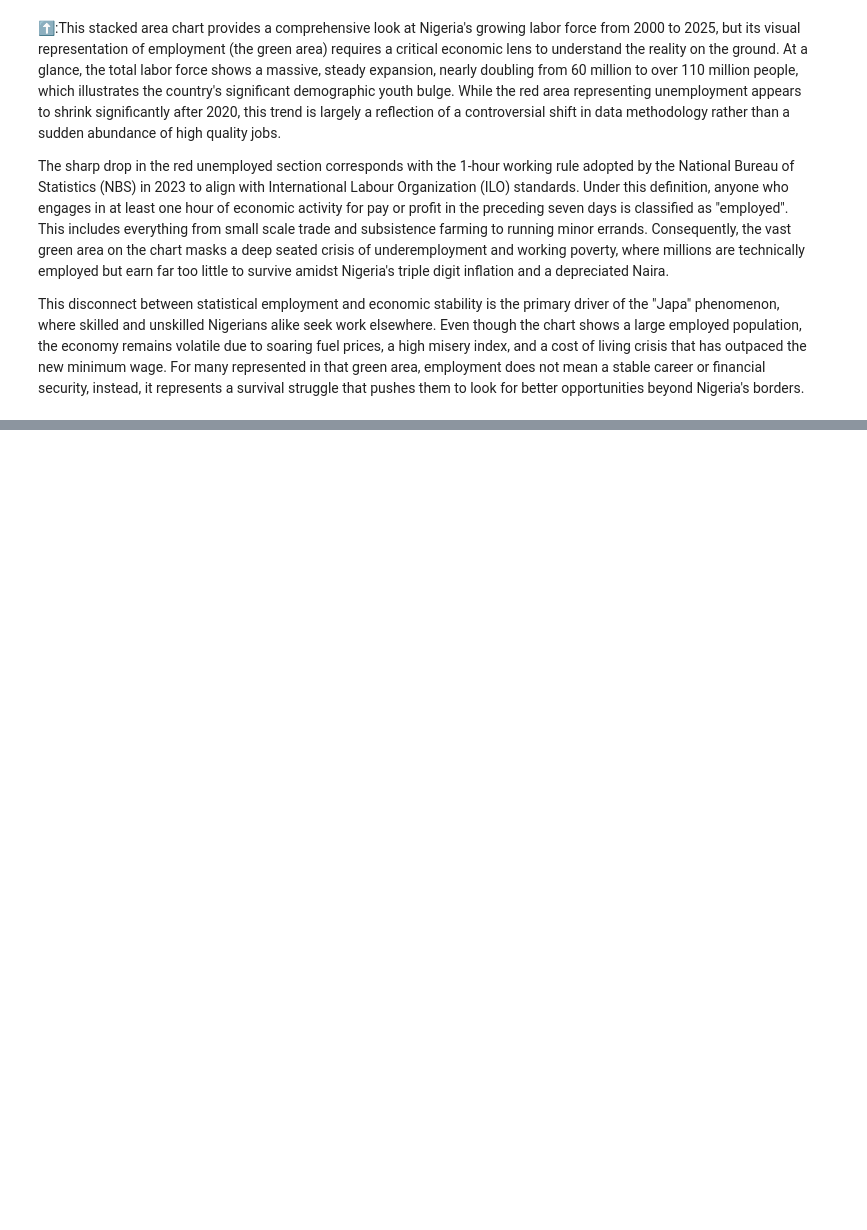
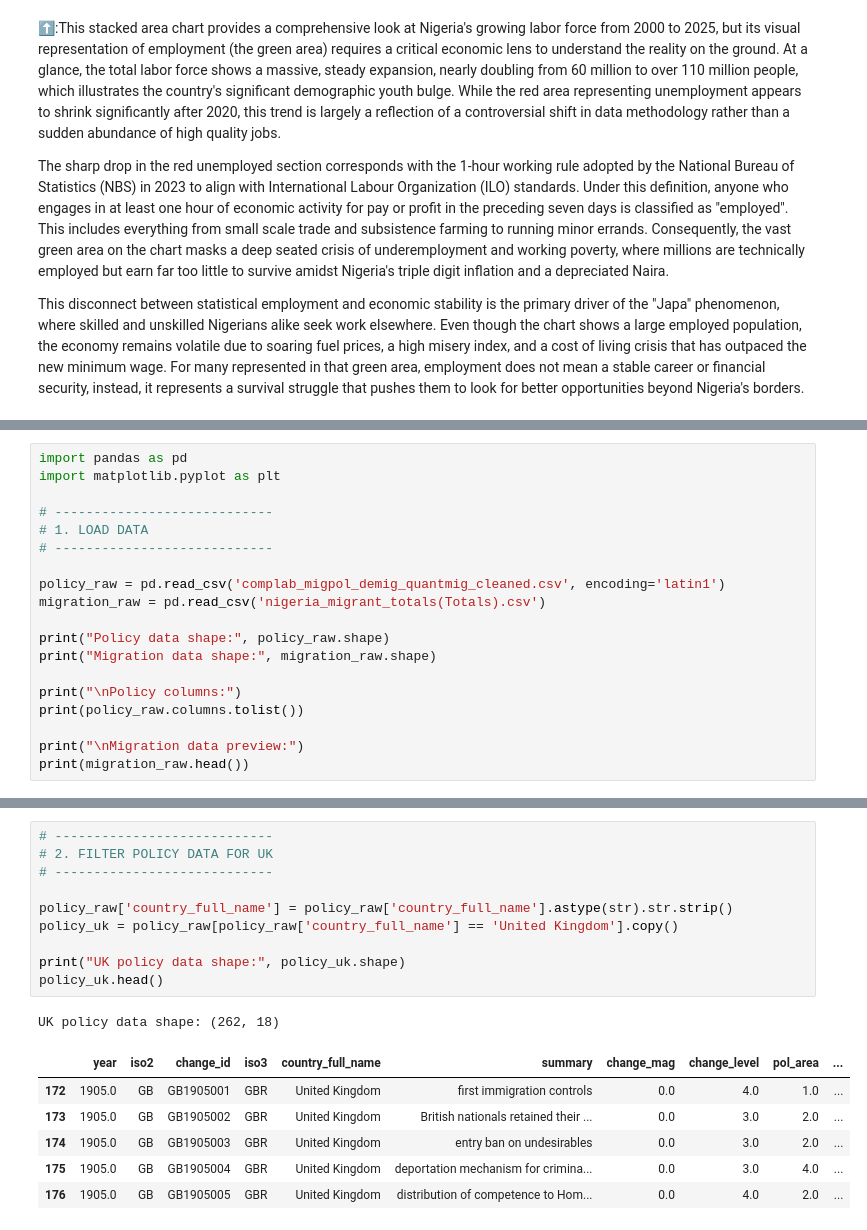
Before and after one commit to CU-S26-MSDSSB-DSCI-01-DataScienceLab/DataScienceLab_Migration, a Jupyter notebook: sec1.ipynb, the cells around one changed output, grey strips where cells are left out. Cells and saved outputs as stored; diff of their text form; blank space fills up the shorter version.

```diff
--- a/sec1.ipynb
+++ b/sec1.ipynb
@@ -156,0 +167,19 @@ This disconnect between statistical employment and economic stability is the pri
+# %%
+import pandas as pd
+import matplotlib.pyplot as plt
+
+# ----------------------------
+# 1. LOAD DATA
+# ----------------------------
+
+policy_raw = pd.read_csv('complab_migpol_demig_quantmig_cleaned.csv', encoding='latin1')
+migration_raw = pd.read_csv('nigeria_migrant_totals(Totals).csv')
+
+print("Policy data shape:", policy_raw.shape)
+print("Migration data shape:", migration_raw.shape)
+
+print("\nPolicy columns:")
+print(policy_raw.columns.tolist())
+
+print("\nMigration data preview:")
+print(migration_raw.head())
@@ -156,0 +203,18 @@ This disconnect between statistical employment and economic stability is the pri
+# %%
+# ----------------------------
+# 2. FILTER POLICY DATA FOR UK
+# ----------------------------
+
+policy_raw['country_full_name'] = policy_raw['country_full_name'].astype(str).str.strip()
+policy_uk = policy_raw[policy_raw['country_full_name'] == 'United Kingdom'].copy()
+
+print("UK policy data shape:", policy_uk.shape)
+policy_uk.head()
+# %% [output]
+UK policy data shape: (262, 18)
+|  | year | iso2 | change_id | iso3 | country_full_name | summary | change_mag | change_level | pol_area | ... |
+| 172 | 1905.0 | GB | GB1905001 | GBR | United Kingdom | first immigration controls | 0.0 | 4.0 | 1.0 | ... |
+| 173 | 1905.0 | GB | GB1905002 | GBR | United Kingdom | British nationals retained their ... | 0.0 | 3.0 | 2.0 | ... |
+| 174 | 1905.0 | GB | GB1905003 | GBR | United Kingdom | entry ban on undesirables | 0.0 | 3.0 | 2.0 | ... |
+| 175 | 1905.0 | GB | GB1905004 | GBR | United Kingdom | deportation mechanism for crimina... | 0.0 | 3.0 | 4.0 | ... |
+| 176 | 1905.0 | GB | GB1905005 | GBR | United Kingdom | distribution of competence to Hom... | 0.0 | 4.0 | 2.0 | ... |
```
Also changed, not shown: parts of 33 cells of this notebook.
